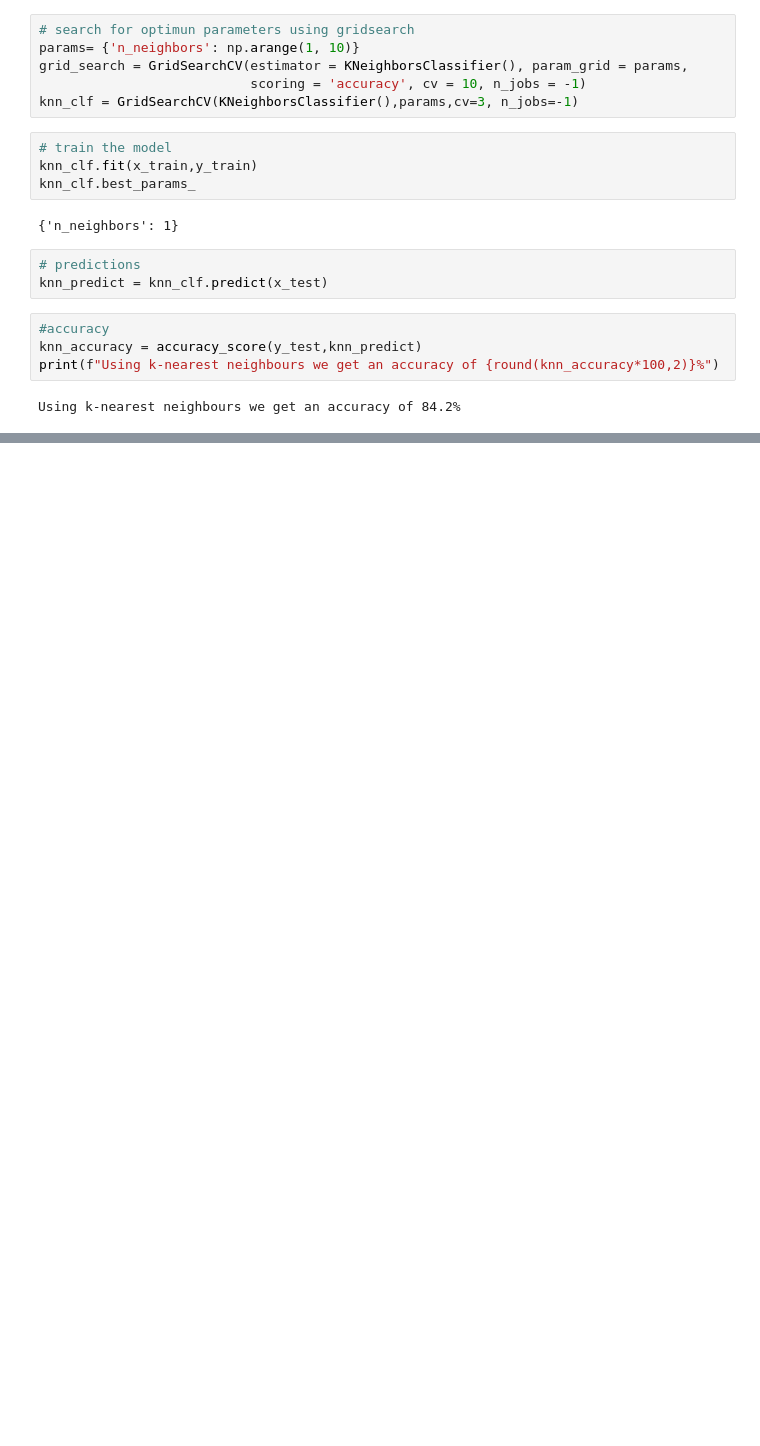
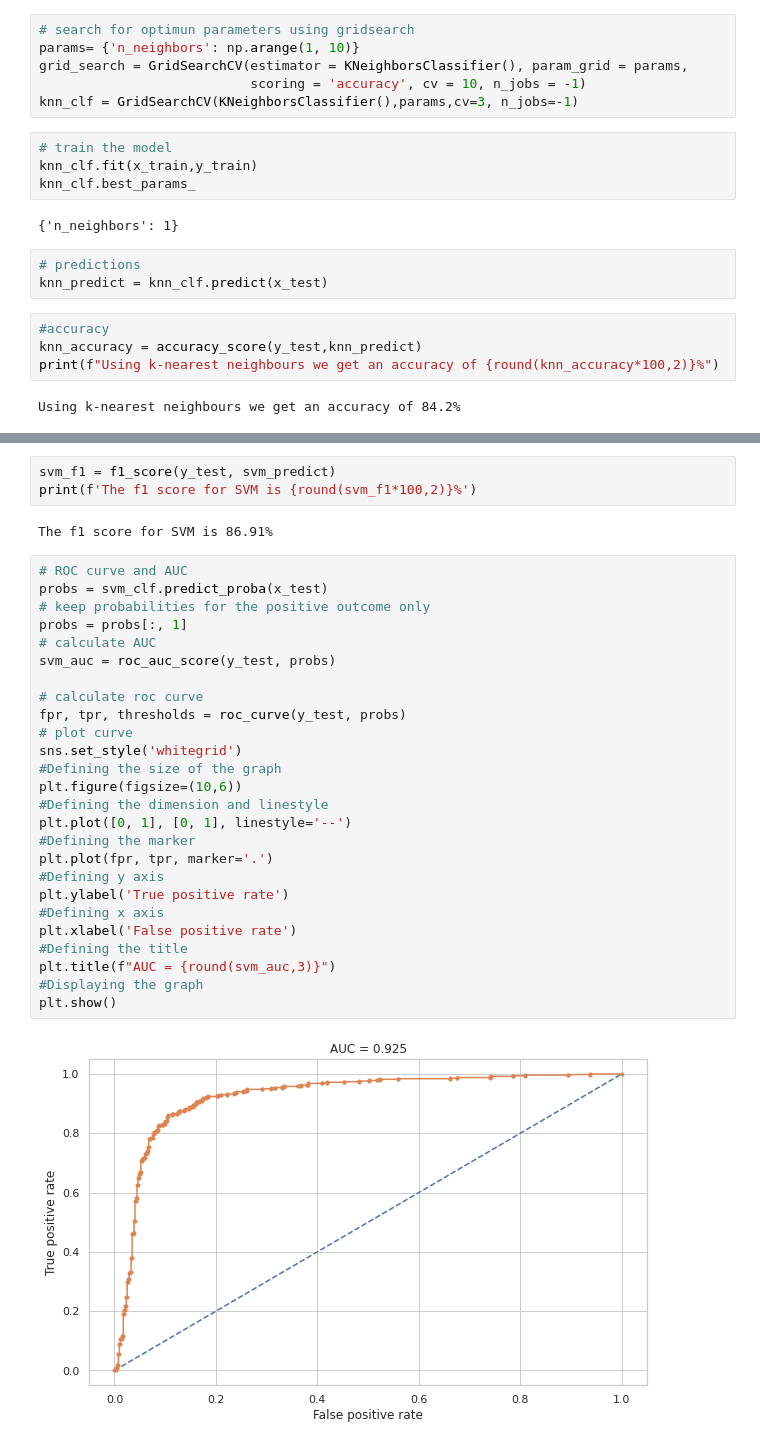
Before and after one commit to prav87654/Classification-Cardiovascular-risk-prediction, a Jupyter notebook: Classification_model_Praveen_S.ipynb, the cells around one changed output, grey strips where cells are left out. Drawn from its saved outputs; the diff is of its cells as text; blank space fills up the shorter version.

```diff
--- a/Classification_model_Praveen_S.ipynb
+++ b/Classification_model_Praveen_S.ipynb
@@ -585,0 +651,33 @@ plt.show()
+# %%
+svm_f1 = f1_score(y_test, svm_predict)
+print(f'The f1 score for SVM is {round(svm_f1*100,2)}%')
+# %% [output]
+The f1 score for SVM is 86.91%
+# %%
+# ROC curve and AUC
+probs = svm_clf.predict_proba(x_test)
+# keep probabilities for the positive outcome only
+probs = probs[:, 1]
+# calculate AUC
+svm_auc = roc_auc_score(y_test, probs)
+
+# calculate roc curve
+fpr, tpr, thresholds = roc_curve(y_test, probs)
+# plot curve
+sns.set_style('whitegrid')
+#Defining the size of the graph
+plt.figure(figsize=(10,6))
+#Defining the dimension and linestyle
+plt.plot([0, 1], [0, 1], linestyle='--')
+#Defining the marker
+plt.plot(fpr, tpr, marker='.')
+#Defining y axis
+plt.ylabel('True positive rate')
+#Defining x axis
+plt.xlabel('False positive rate')
+#Defining the title
+plt.title(f"AUC = {round(svm_auc,3)}")
+#Displaying the graph
+plt.show()
+# %% [output]
+[figure, added]
```
Also changed, not shown: parts of 32 cells of this notebook.
